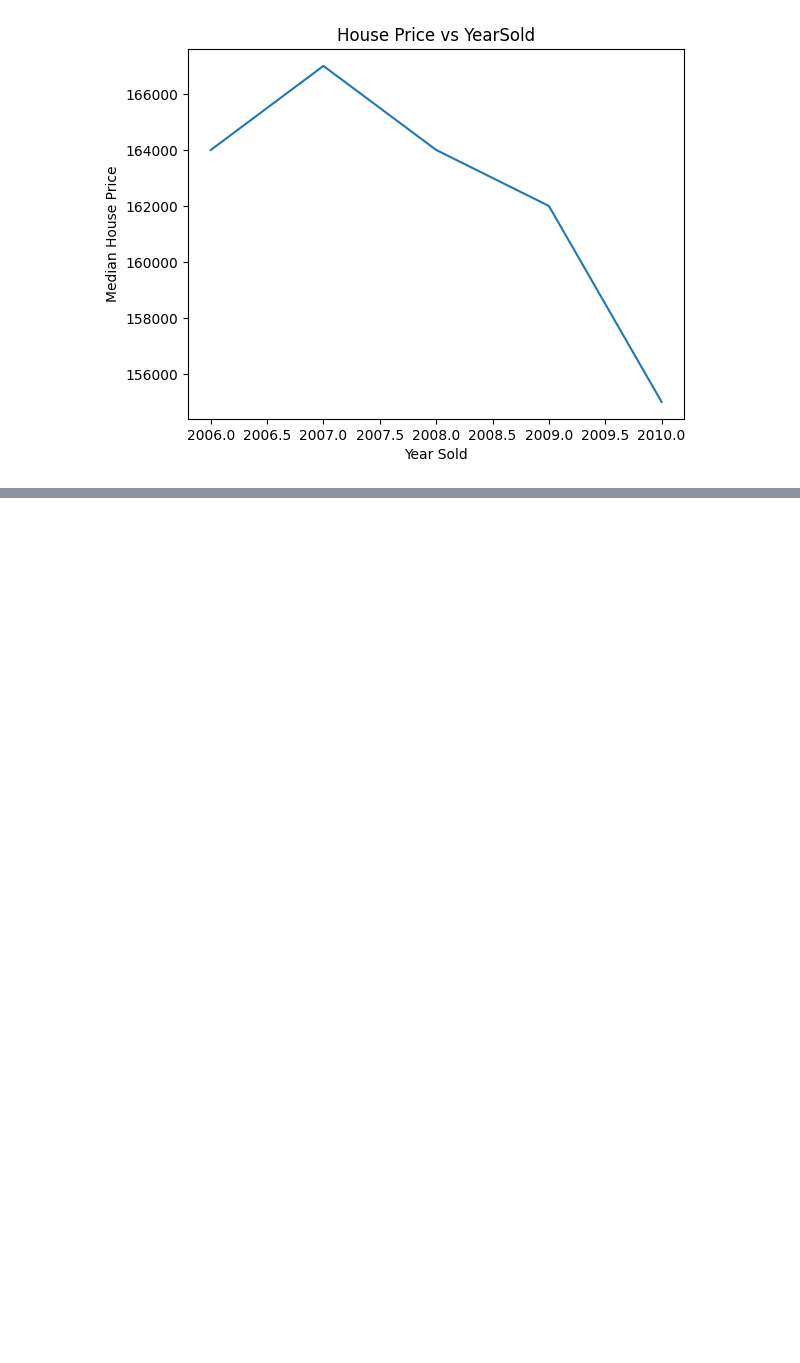
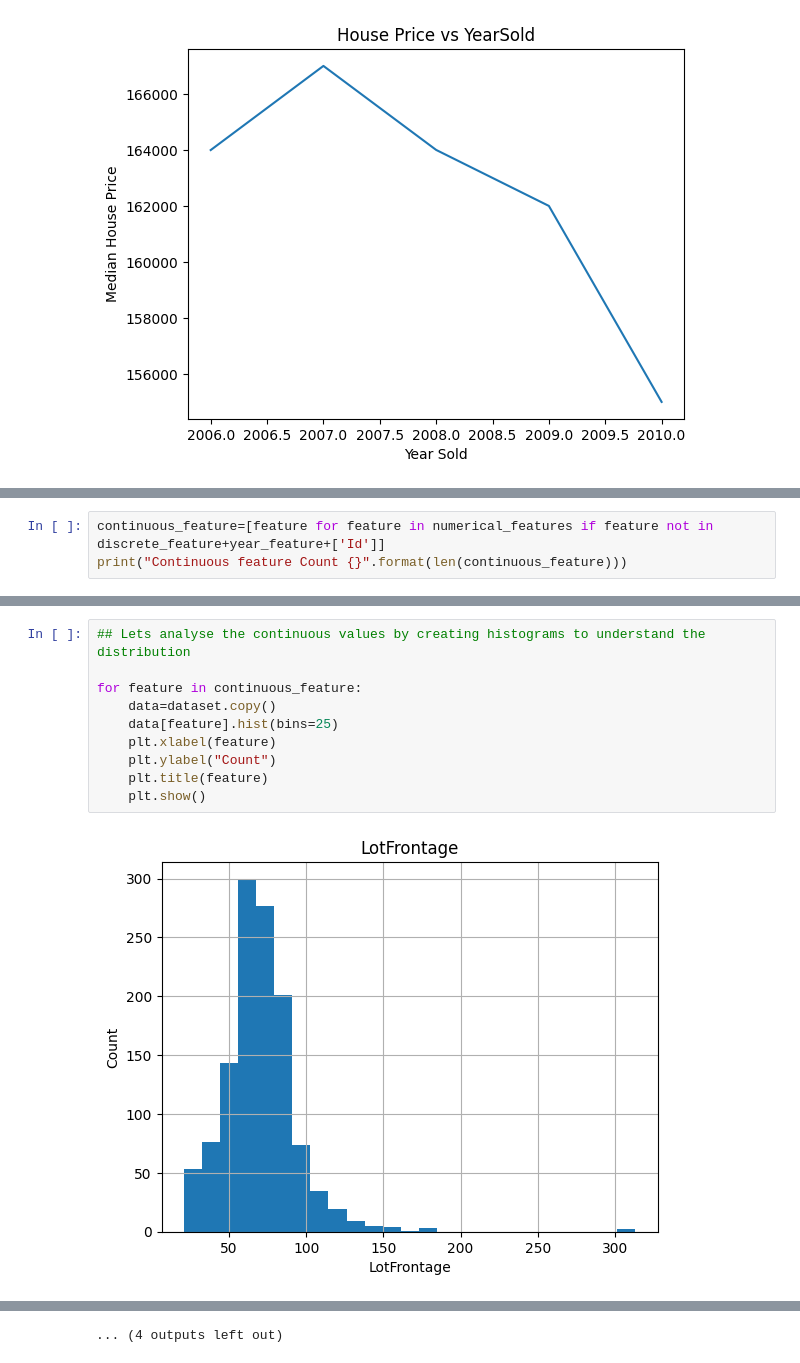
Before and after one commit to iamshanu14/house-price-prediction, a Jupyter notebook: House Price Prediction using Regression Technique.ipynb, the cells around one changed output, grey strips where cells are left out. Cells and saved outputs as stored; diff of their text form; blank space fills up the shorter version.

```diff
--- a/House Price Prediction using Regression Technique.ipynb
+++ b/House Price Prediction using Regression Technique.ipynb
@@ -196,0 +271,3 @@ Text(0.5, 1.0, 'House Price vs YearSold')
+# %%
+continuous_feature=[feature for feature in numerical_features if feature not in discrete_feature+year_feature+['Id']]
+print("Continuous feature Count {}".format(len(continuous_feature)))
@@ -196,0 +295,12 @@ Text(0.5, 1.0, 'House Price vs YearSold')
+# %%
+## Lets analyse the continuous values by creating histograms to understand the distribution
+
+for feature in continuous_feature:
+    data=dataset.copy()
+    data[feature].hist(bins=25)
+    plt.xlabel(feature)
+    plt.ylabel("Count")
+    plt.title(feature)
+    plt.show()
+# %% [output]
+[figure, added]
@@ -196,0 +318 @@ Text(0.5, 1.0, 'House Price vs YearSold')
+... (4 outputs left out)
```
Also changed, not shown: parts of 17 cells of this notebook.
